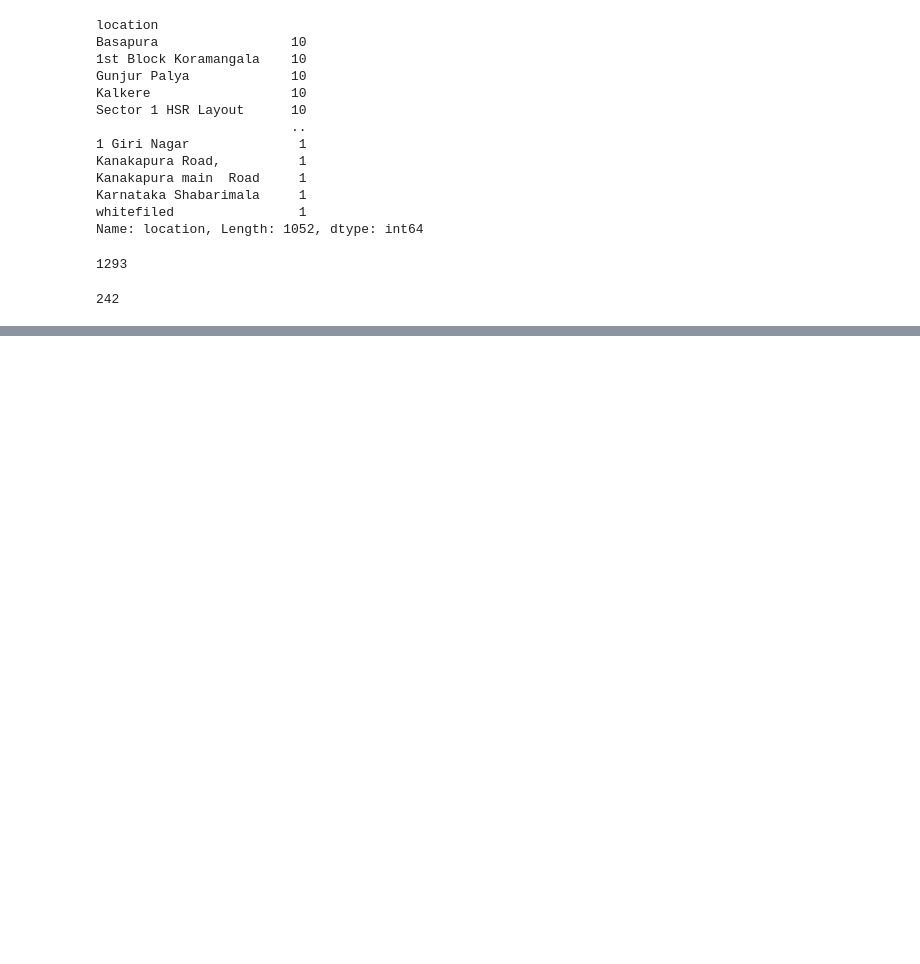
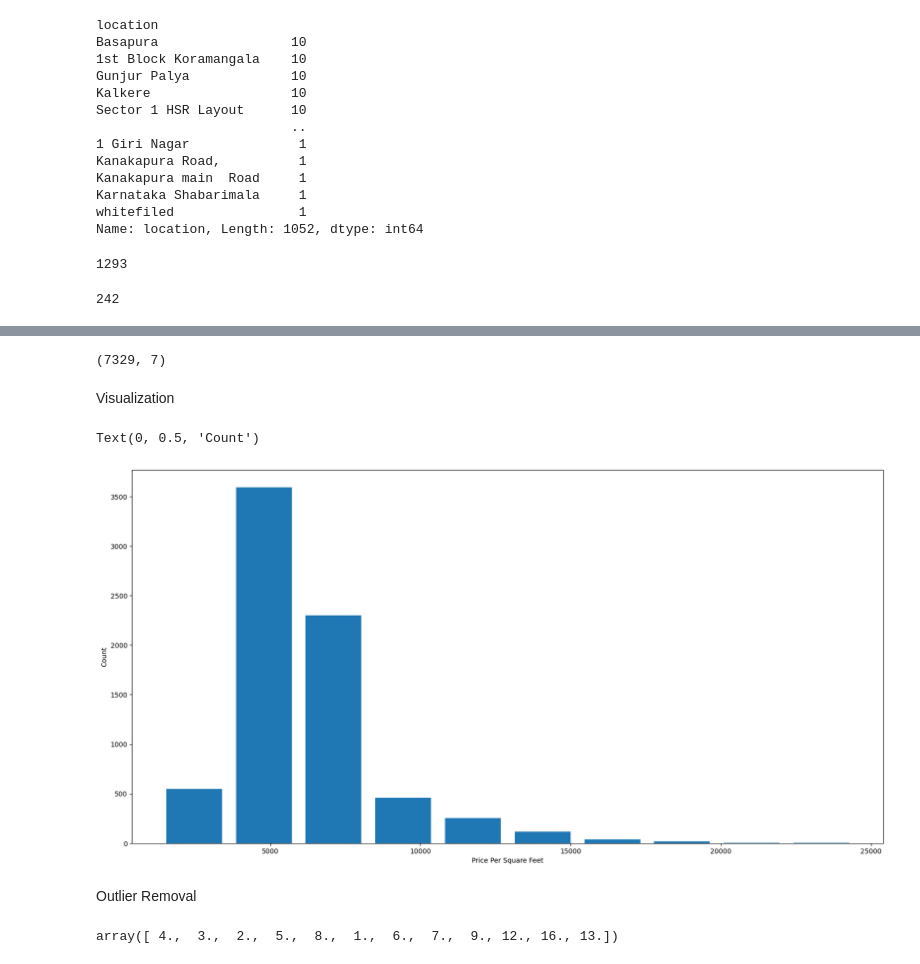
Before and after one commit to gideon-ogunbanjo/TrendTroves, a Jupyter notebook: Model/model.ipynb, the cells around one changed output, grey strips where cells are left out. Saved outputs shown, nothing was run; the diff lists cells and outputs as text; code cells hidden in the pictures; blank space fills up the shorter version.

```diff
--- a/Model/model.ipynb
+++ b/Model/model.ipynb
@@ -253,0 +328,37 @@ len(data_5.location.unique())
+# %%
+def remove_bhk_outliers(df):
+    exclude_indices = np.array([])
+    for location, location_df in df.groupby('location'):
+        bhk_stats = {}
+        for bedrooms, bedrooms_df in location_df.groupby('bedrooms'):
+            bhk_stats[bedrooms] = {
+                'mean': np.mean(bedrooms_df.price_per_sqft),
+                'std': np.std(bedrooms_df.price_per_sqft),
+                'count': bedrooms_df.shape[0]
+            }
+        for bedrooms, bedrooms_df in location_df.groupby('bedrooms'):
+            stats = bhk_stats.get(bedrooms - 1)
+            if stats and stats['count'] > 5:
+                exclude_indices = np.append(exclude_indices, bedrooms_df[bedrooms_df.price_per_sqft < (stats['mean'])].index.values)
+    return df.drop(exclude_indices, axis='index')
+
+df8 = remove_bhk_outliers(data_7)
+df8.shape
+# %% [output]
+(7329, 7)
+# %% [markdown]
+Visualization
+# %%
+plt.rcParams["figure.figsize"] = (20,10)
+plt.hist(df8.price_per_sqft,rwidth=0.8)
+plt.xlabel("Price Per Square Feet")
+plt.ylabel("Count")
+# %% [output]
+Text(0, 0.5, 'Count')
+[figure, added]
+# %% [markdown]
+Outlier Removal
+# %%
+df8.bath.unique()
+# %% [output]
+array([ 4.,  3.,  2.,  5.,  8.,  1.,  6.,  7.,  9., 12., 16., 13.])
```
Also changed, not shown: parts of 17 cells of this notebook.
